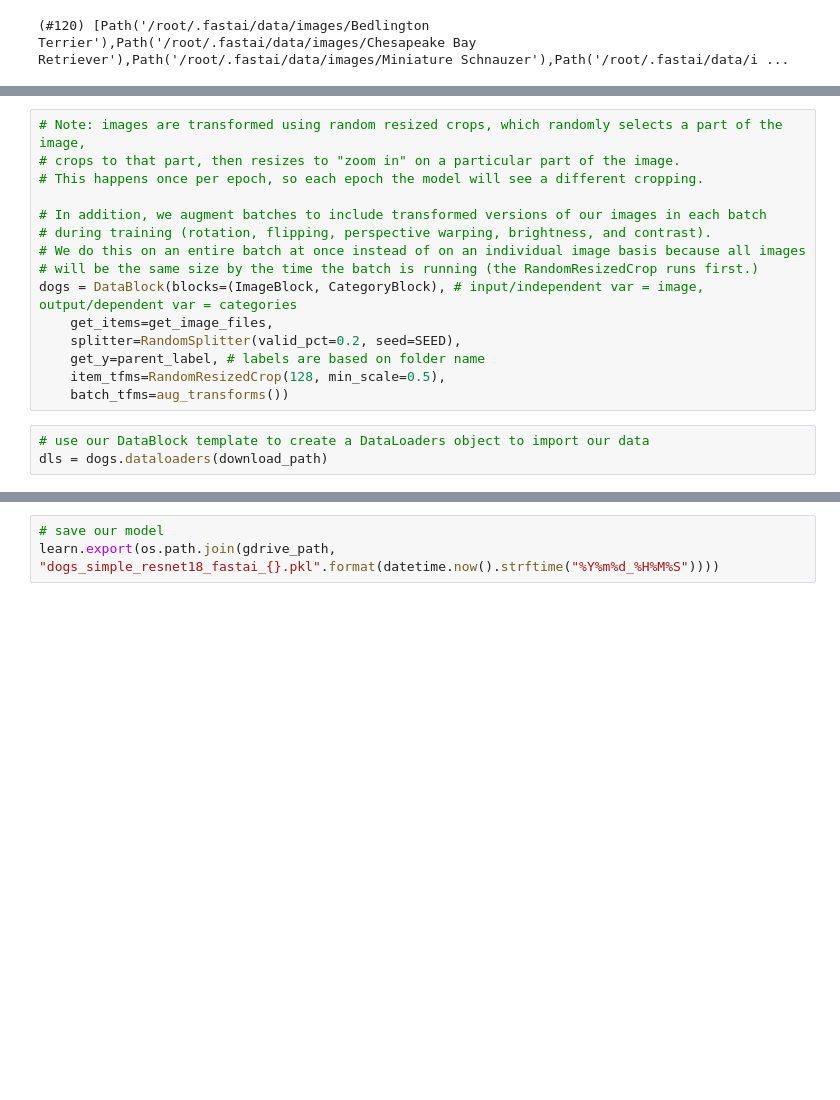
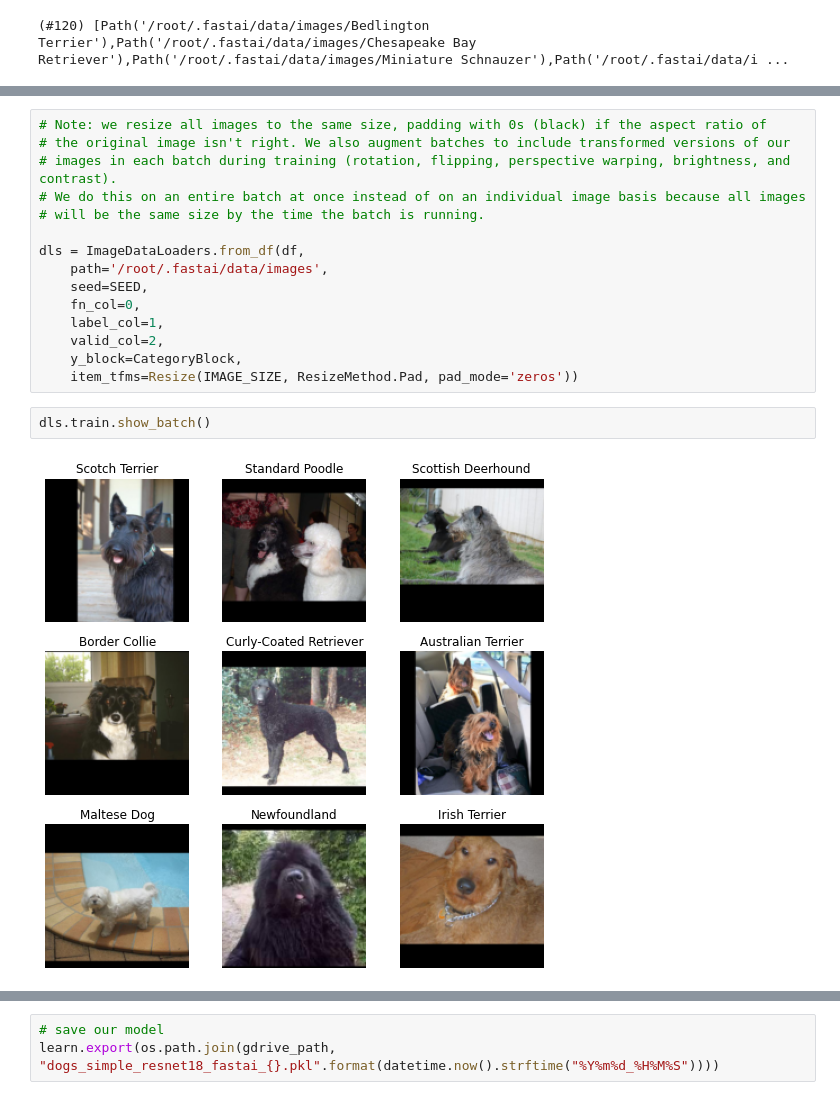
Before and after one commit to willjobs/dog-classifier, a Jupyter notebook: Dog_Classifier.ipynb, the cells around one changed output, grey strips where cells are left out. Drawn from its saved outputs; the diff is of its cells as text; blank space fills up the shorter version.

```diff
--- a/Dog_Classifier.ipynb
+++ b/Dog_Classifier.ipynb
@@ -62,19 +177,20 @@ download_path.ls()
 # %%
-# Note: images are transformed using random resized crops, which randomly selects a part of the image,
-# crops to that part, then resizes to "zoom in" on a particular part of the image.
-# This happens once per epoch, so each epoch the model will see a different cropping.
+# Note: we resize all images to the same size, padding with 0s (black) if the aspect ratio of
+# the original image isn't right. We also augment batches to include transformed versions of our
+# images in each batch during training (rotation, flipping, perspective warping, brightness, and contrast).
+# We do this on an entire batch at once instead of on an individual image basis because all images
+# will be the same size by the time the batch is running.
 
-# In addition, we augment batches to include transformed versions of our images in each batch
-# during training (rotation, flipping, perspective warping, brightness, and contrast).
-# We do this on an entire batch at once instead of on an individual image basis because all images
-# will be the same size by the time the batch is running (the RandomResizedCrop runs first.)
-dogs = DataBlock(blocks=(ImageBlock, CategoryBlock), # input/independent var = image, output/dependent var = categories
-    get_items=get_image_files,
-    splitter=RandomSplitter(valid_pct=0.2, seed=SEED),
-    get_y=parent_label, # labels are based on folder name
-    item_tfms=RandomResizedCrop(128, min_scale=0.5),
-    batch_tfms=aug_transforms())
+dls = ImageDataLoaders.from_df(df,
+    path='/root/.fastai/data/images',
+    seed=SEED,
+    fn_col=0,
+    label_col=1,
+    valid_col=2,
+    y_block=CategoryBlock,
+    item_tfms=Resize(IMAGE_SIZE, ResizeMethod.Pad, pad_mode='zeros'))
-# %%
-# use our DataBlock template to create a DataLoaders object to import our data
-dls = dogs.dataloaders(download_path)
+# %%
+dls.train.show_batch()
+# %% [output]
+[figure, added]
 # %%
```
Also changed, not shown: parts of 26 cells of this notebook.
